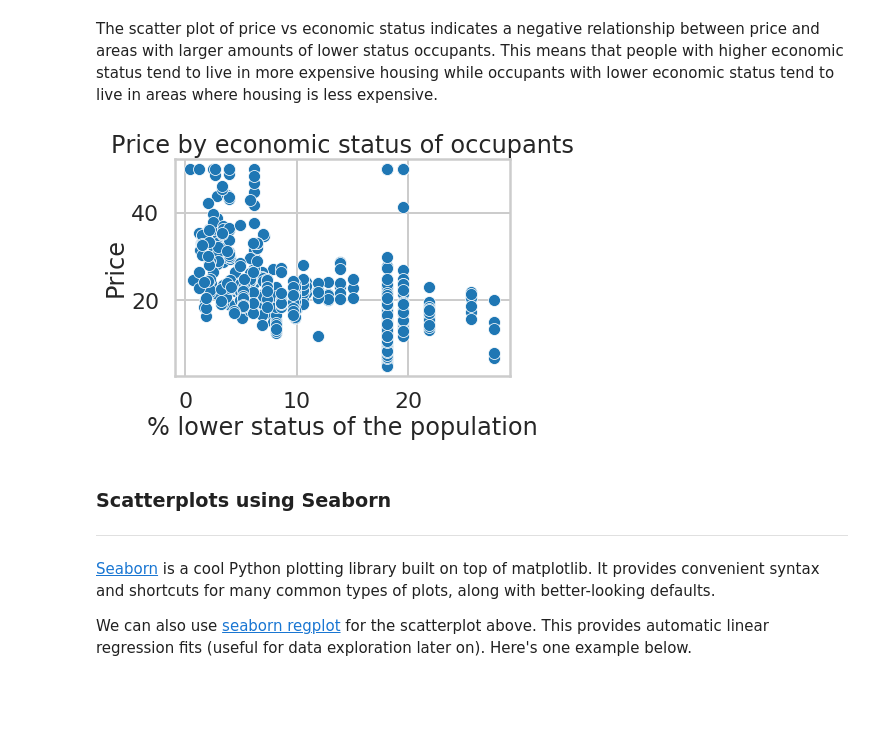
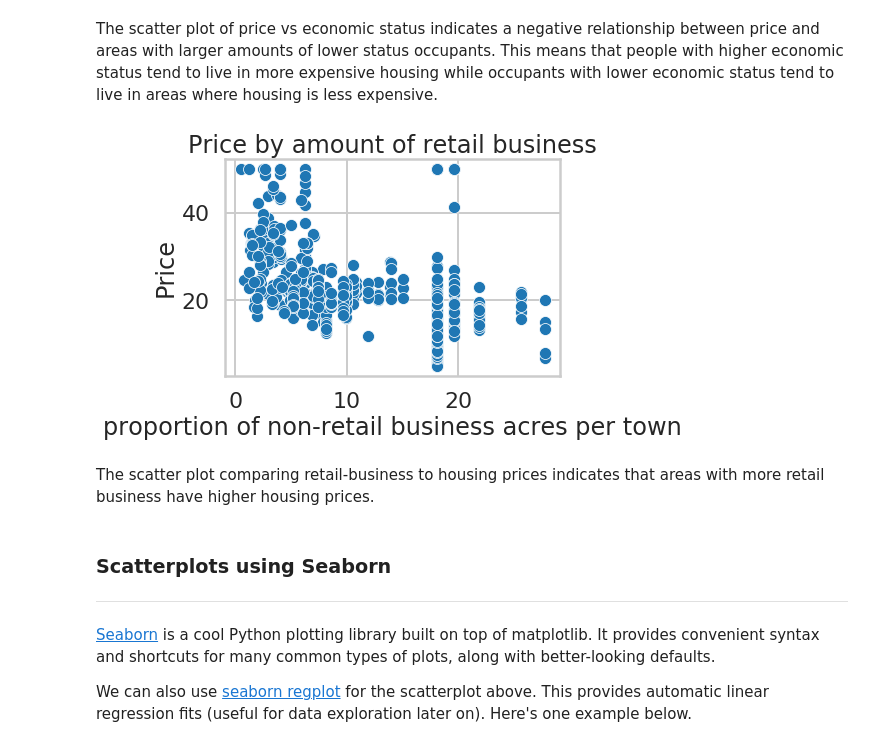
Before and after one commit to AHalarewicz/LinearRegression, a Jupyter notebook: linear_regression/Mini_Project_Linear_Regression.ipynb, the cells around one changed output. Saved outputs shown, nothing was run; the diff lists cells and outputs as text; code cells hidden in the pictures; blank space fills up the shorter version.

```diff
--- a/linear_regression/Mini_Project_Linear_Regression.ipynb
+++ b/linear_regression/Mini_Project_Linear_Regression.ipynb
@@ -367,11 +361,13 @@ The scatter plot of price vs economic status indicates a negative relationship b
 # %%
 # scatter plot between economic status and price
 _ = sns.scatterplot(x='INDUS', y='PRICE', data=bos)
-_ = plt.xlabel('% lower status of the population')
+_ = plt.xlabel('proportion of non-retail business acres per town')
 _ = plt.ylabel('Price')
-_ = plt.title('Price by economic status of occupants')
+_ = plt.title('Price by amount of retail business')
 # %% [output]
-[figure, old version]
+[figure, new version]
+# %% [markdown]
+The scatter plot comparing retail-business to housing prices indicates that areas with more retail business have higher housing prices.
 # %% [markdown]
 ### Scatterplots using Seaborn
 ***
```
Also changed, not shown: parts of 35 cells of this notebook.
